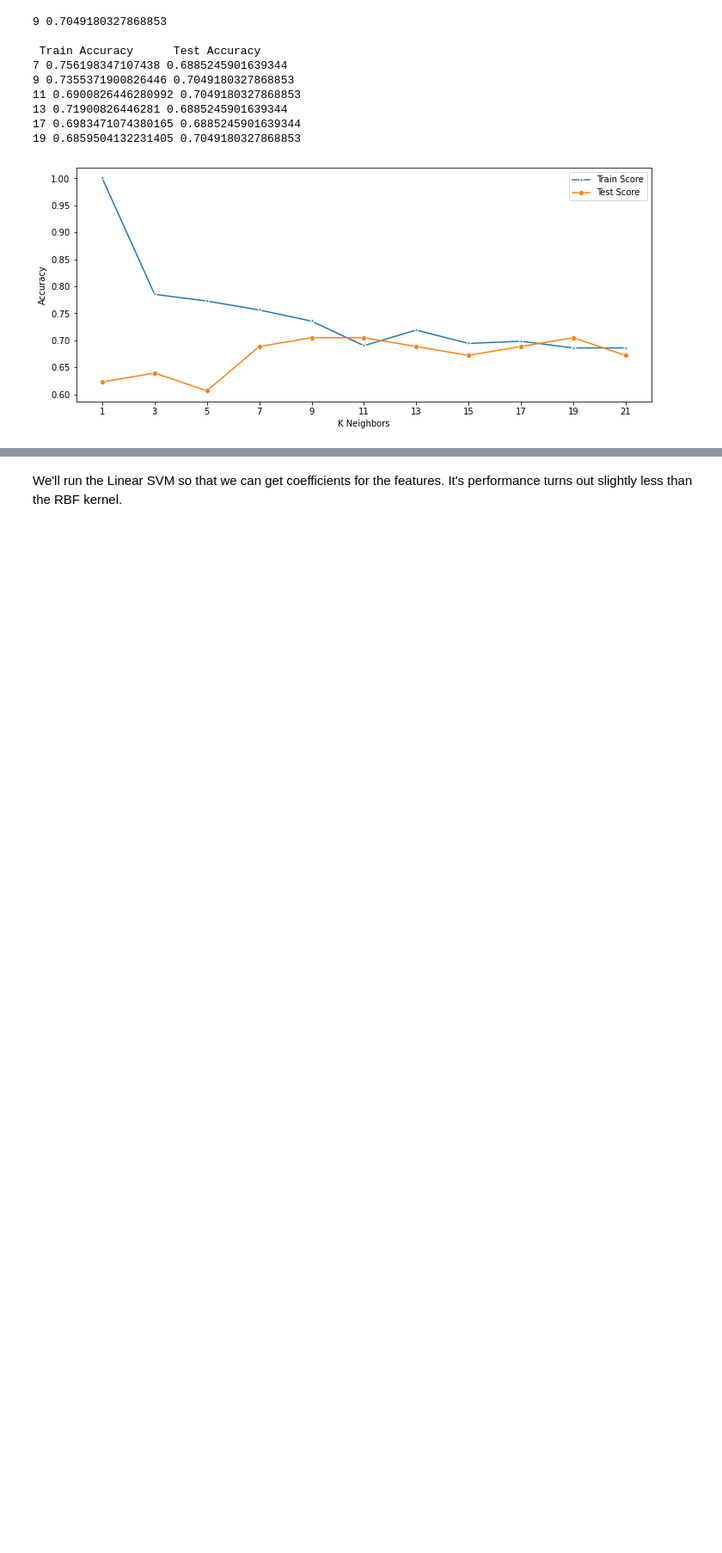
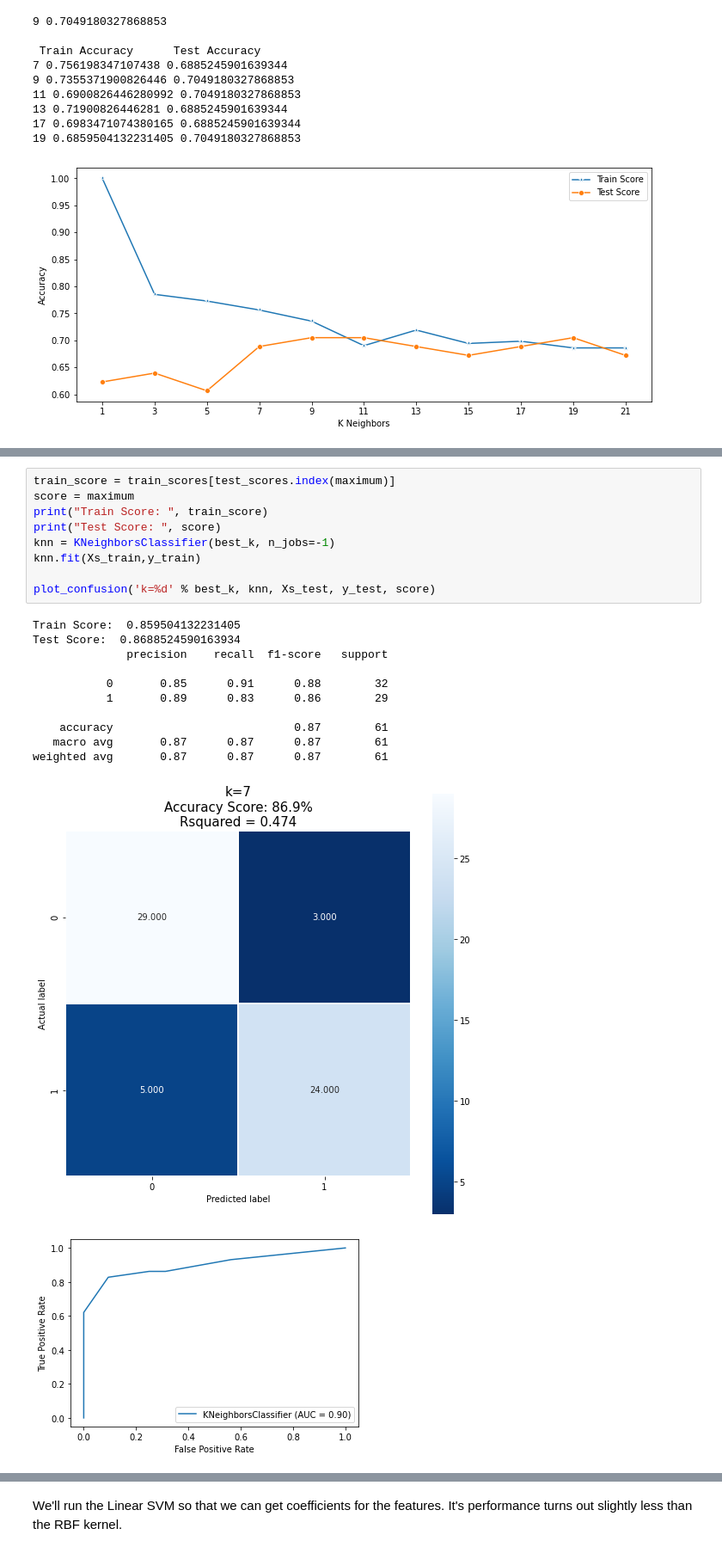
Before and after one commit to BradDoty/KaggleHeartDiseaseUCI, a Jupyter notebook: Notebooks/Capstone 2 -- Modeling.ipynb, the cells around one changed output, grey strips where cells are left out. Shown at 86% size. Saved outputs shown, nothing was run; the diff lists cells and outputs as text; blank space fills up the shorter version.

```diff
--- a/Notebooks/Capstone 2 -- Modeling.ipynb
+++ b/Notebooks/Capstone 2 -- Modeling.ipynb
@@ -543,0 +520,22 @@ weighted avg       0.85      0.85      0.85        61
+# %%
+train_score = train_scores[test_scores.index(maximum)]
+score = maximum
+print("Train Score: ", train_score)
+print("Test Score: ", score)
+knn = KNeighborsClassifier(best_k, n_jobs=-1)
+knn.fit(Xs_train,y_train)
+
+plot_confusion('k=%d' % best_k, knn, Xs_test, y_test, score)
+# %% [output]
+Train Score:  0.859504132231405
+Test Score:  0.8688524590163934
+              precision    recall  f1-score   support
+
+           0       0.85      0.91      0.88        32
+           1       0.89      0.83      0.86        29
+
+    accuracy                           0.87        61
+   macro avg       0.87      0.87      0.87        61
+weighted avg       0.87      0.87      0.87        61
+[figure, added]
+[figure, added]
```
Also changed, not shown: parts of 29 cells of this notebook, 4 other files.
